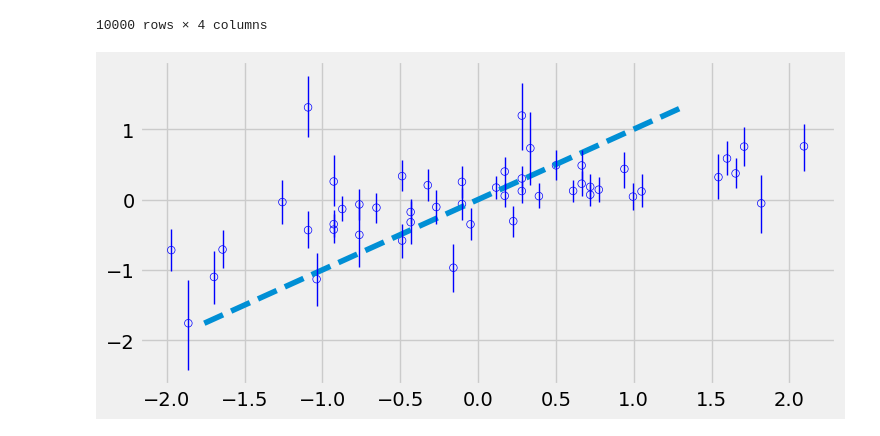
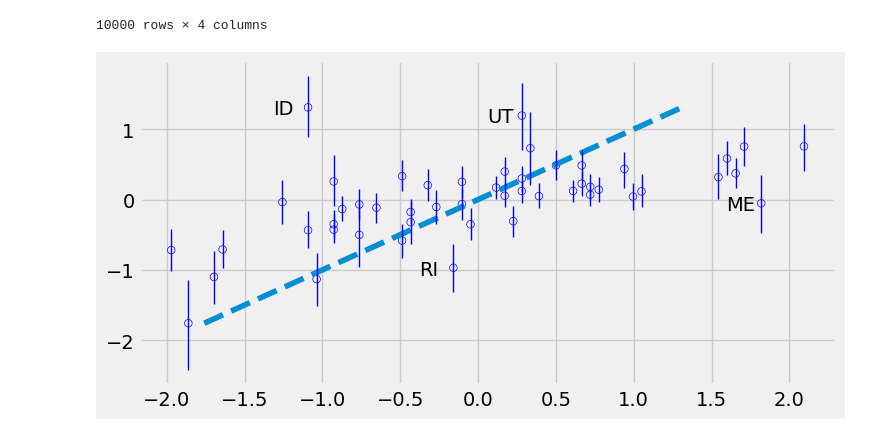
Before and after one commit to sushmit86/Statiistical_rethinking_jax, a Jupyter notebook: sushmit_05_geocentric_models.ipynb, the cells around one changed output. Saved outputs shown, nothing was run; the diff lists cells and outputs as text; code cells hidden in the pictures.

```diff
--- a/sushmit_05_geocentric_models.ipynb
+++ b/sushmit_05_geocentric_models.ipynb
@@ -396,16 +396,16 @@ fn_sample_D = lambda _mu,_sigma: tfd.Normal(loc=_mu,scale=_sigma).sample(seed =
 D_sim = jax.vmap(fn_sample_D,in_axes=(1,None),out_axes=1)(sampled_mu,post_samples_m_5_3_array[:,3])
 D_PI = np.apply_along_axis(arviz.hdi, axis=0, arr=np.array(D_sim),hdi_prob=credib_interval).T
 # %%
-#@title 5.16
-mu_mean
+#@title 5.16 - 5.17
 fig,axs = plt.subplots(1,1,figsize=(8,4))
 axs.scatter(d.D,mu_mean,s=30, facecolors='none', edgecolors='b')
-fig.show()
 
 x = np.linspace(mu_mean.min(), mu_mean.max(), 101)
 axs.plot(x, x, "--")
 for i in range(d.shape[0]):
     plt.plot([d.D[i]] * 2, mu_PI[i],'b',lw=1)
-fig = plt.gcf();
+for i in range(d.shape[0]):
+  if d.Loc[i] in ["ID", "UT", "RI", "ME"]:
+    axs.annotate(d.Loc[i], (d.D[i], mu_mean[i]),xytext=(-25, -5), textcoords="offset points")
 # %% [output]
-[figure, old version]
+[figure, new version]
```
Also changed, not shown: parts of 6 cells of this notebook.
